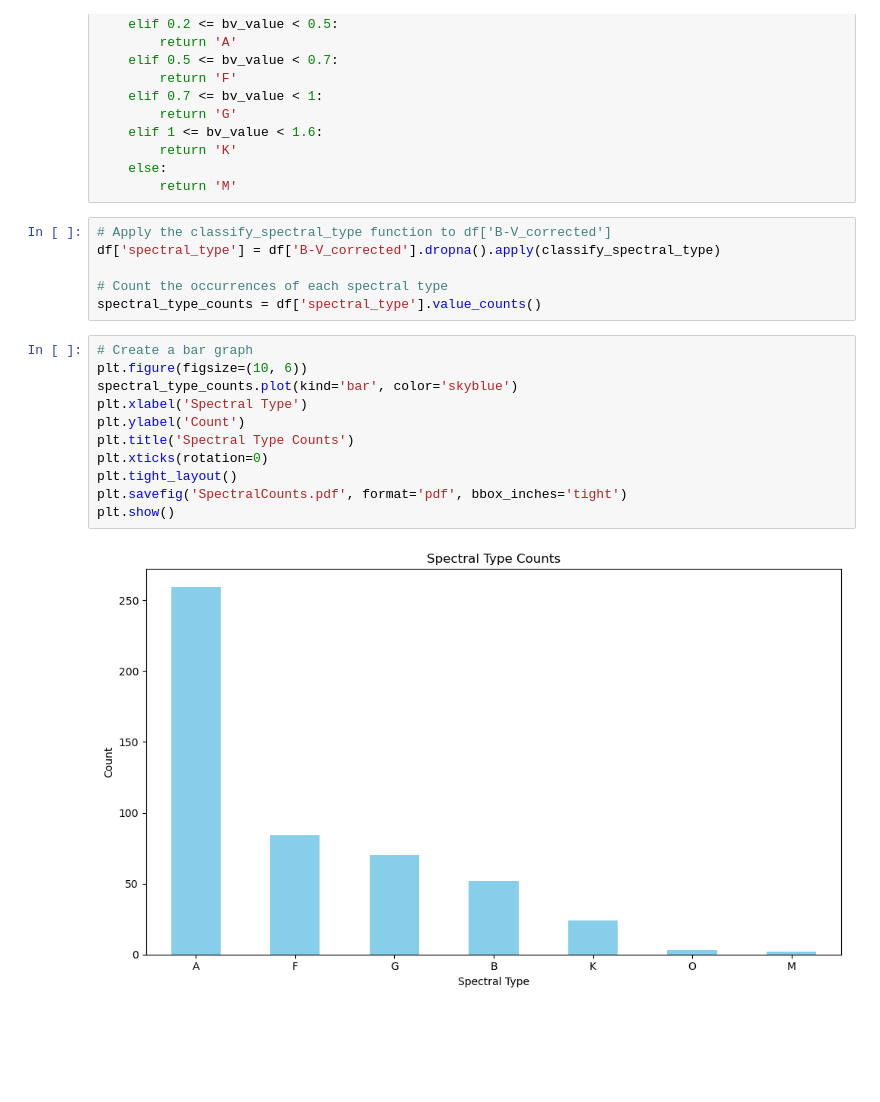
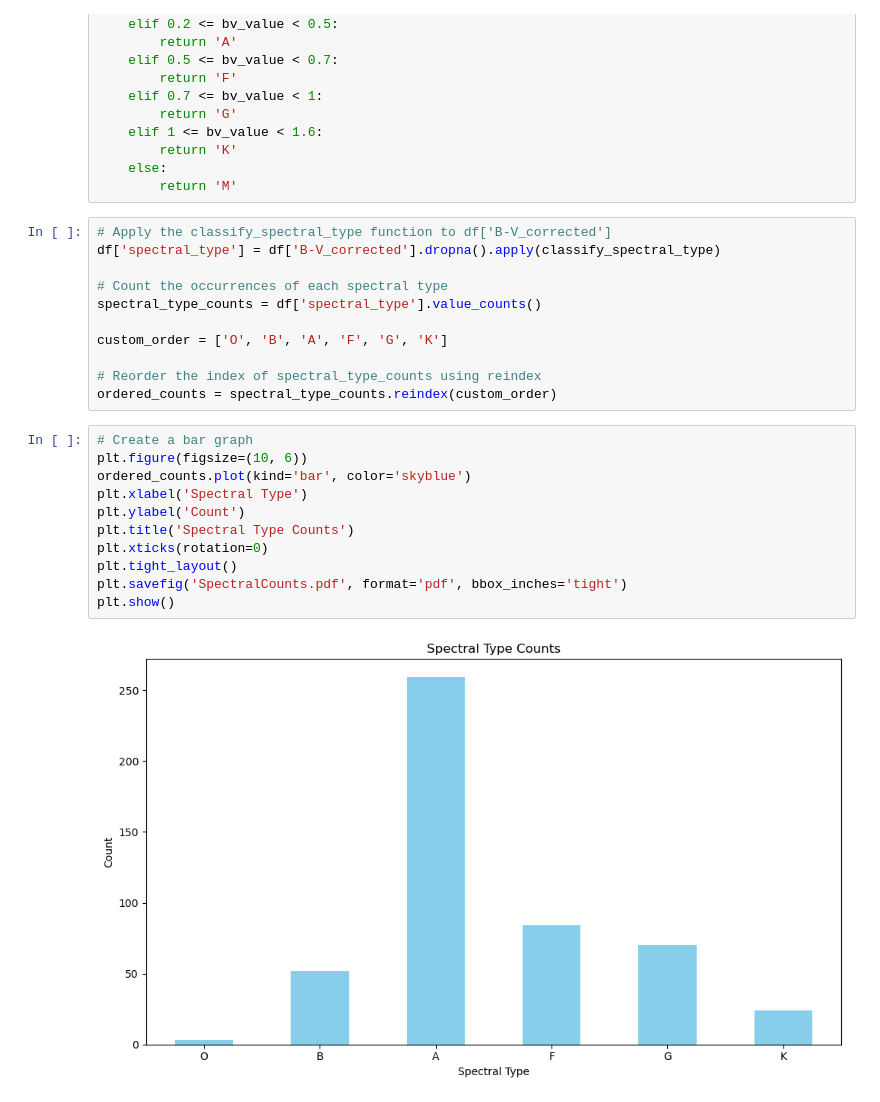
Before and after one commit to MuhammadArshad123/NGC1245, a Jupyter notebook: ngc.ipynb, the cells around one changed output. Cells and saved outputs as stored; diff of their text form; blank space fills up the shorter version.

```diff
--- a/ngc.ipynb
+++ b/ngc.ipynb
@@ -76,16 +76,21 @@ df['spectral_type'] = df['B-V_corrected'].dropna().apply(classify_spectral_type)
 
 # Count the occurrences of each spectral type
 spectral_type_counts = df['spectral_type'].value_counts()
+
+custom_order = ['O', 'B', 'A', 'F', 'G', 'K']
+
+# Reorder the index of spectral_type_counts using reindex
+ordered_counts = spectral_type_counts.reindex(custom_order)
 # %%
 # Create a bar graph
 plt.figure(figsize=(10, 6))
-spectral_type_counts.plot(kind='bar', color='skyblue')
+ordered_counts.plot(kind='bar', color='skyblue')
 plt.xlabel('Spectral Type')
 plt.ylabel('Count')
 plt.title('Spectral Type Counts')
 plt.xticks(rotation=0)
 plt.tight_layout()
 plt.savefig('SpectralCounts.pdf', format='pdf', bbox_inches='tight')
 plt.show()
 # %% [output]
-[figure, old version]
+[figure, new version]
```
Also changed, not shown: parts of 2 cells of this notebook, 3 other files.
